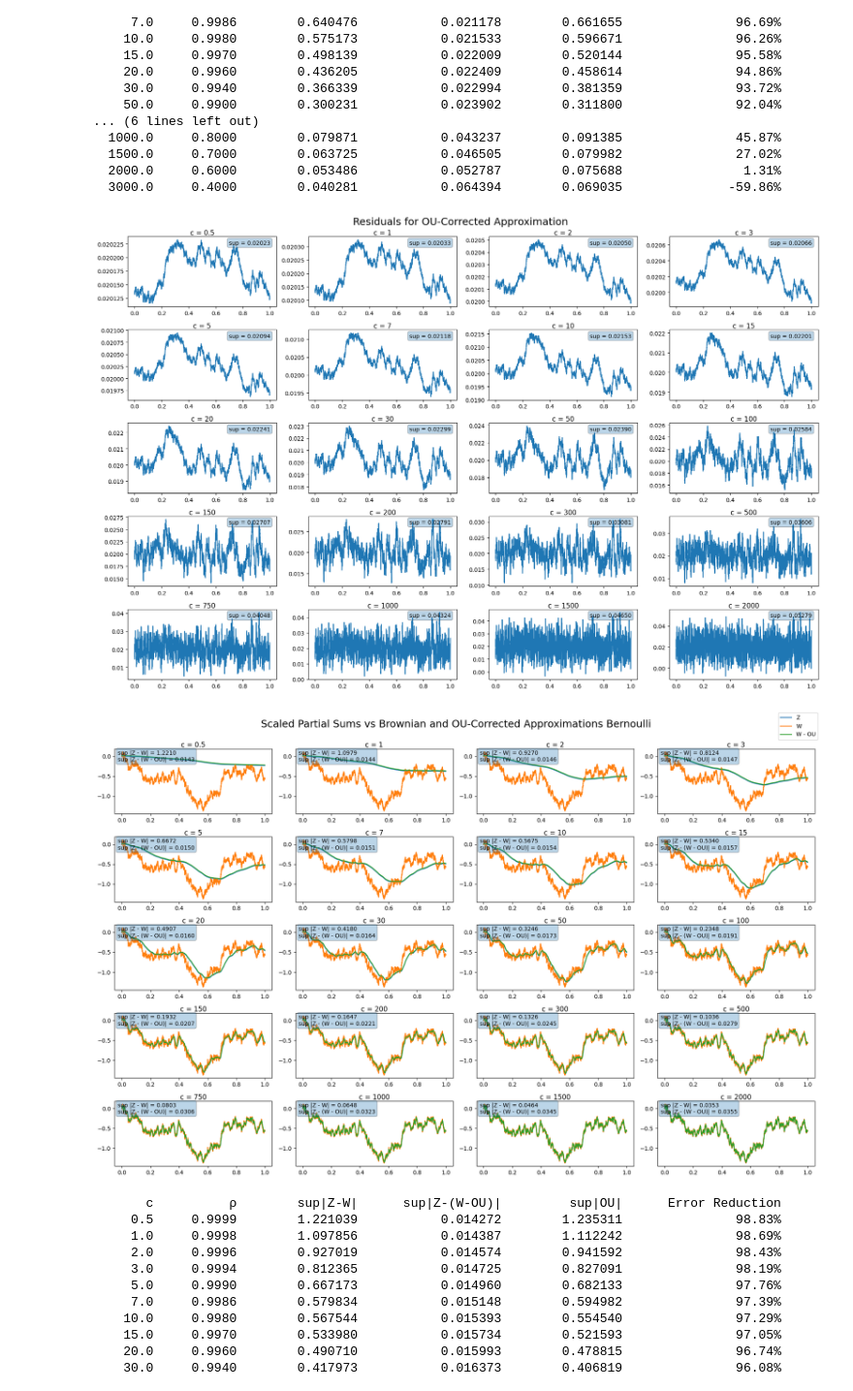
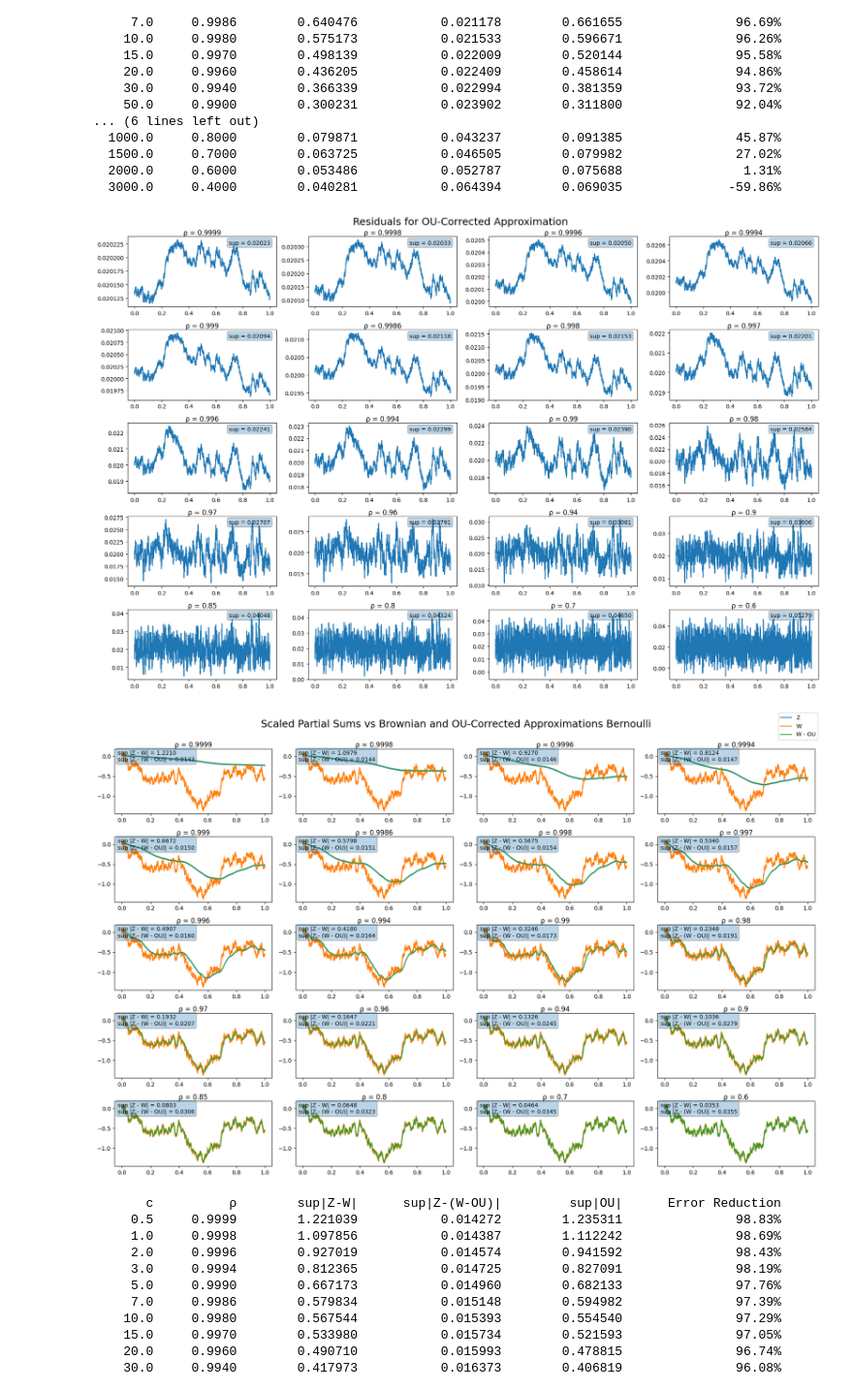
Before and after one commit to Shinyhunter95/Masters-Project, a Jupyter notebook: AR(1).ipynb, the cells around one changed output. Shown at 97% size. Saved outputs shown, nothing was run; the diff lists cells and outputs as text; code cells hidden in the pictures.

```diff
--- a/AR(1).ipynb
+++ b/AR(1).ipynb
@@ -92,7 +92,7 @@ for idx, c in enumerate(c_values):
     ax.plot(t, W, label='W')
     ax.plot(t, W_corr, label='W - OU')
 
-    ax.set_title(f'c = {c}', pad=1)
+    ax.set_title(f'\u03C1 = {rho}', pad=1)
 
     ax.text(
         0.02,
@@ -120,4 +120,26 @@ plt.show()
 # %%
+import numpy as np
+import matplotlib.pyplot as plt
+
+# ---------------------------------
+# Parameters
+# ---------------------------------
+
+N = 5000
+t = np.arange(N) / N
+dt = 1 / N
+
+# ---------------------------------
+# Random Seed Normal
+# ---------------------------------
+
+rng = np.random.default_rng(12345)
+eps = rng.standard_normal(N)
+
+# ---------------------------------
+# Table
+# ---------------------------------
+
 print(
     f"{'c':>8} "
     f"{'\u03C1':>10} "
@@ -293,35 +315,35 @@ for idx, c in enumerate(c_values):
     # ---------------------------------
     # Plot
     # ---------------------------------
 
     ax = axes[idx]
 
     fig.suptitle(
     'Residuals for OU-Corrected Approximation',
     fontsize=18
     )
     ax.plot(t, residual)
 
     # Put text inside the plot
     ax.text(
         0.68,                # x-position in axes coords
         0.95,                # y-position in axes coords
         f'sup = {sup_residual:.5f}',
         transform=ax.transAxes,
         verticalalignment='top',
         bbox=dict(boxstyle='round', alpha=0.3)
     )
 
-    ax.set_title(f'c = {c}', pad=1)
+    ax.set_title(f'\u03C1 = {rho}', pad=1)
 
 # ---------------------------------
 # Layout
 # ---------------------------------
 
 plt.tight_layout()
 plt.show()
 # %% [output]
-[figure, old version]
+[figure, new version]
 # %%
 import numpy as np
 import matplotlib.pyplot as plt
@@ -416,7 +438,7 @@ for idx, c in enumerate(c_values):
     ax.plot(t, W, label='W')
     ax.plot(t, W_corr, label='W - OU')
 
-    ax.set_title(f'c = {c}', pad=1)
+    ax.set_title(f'\u03C1 = {rho}', pad=1)
 
     ax.text(
         0.02,
@@ -440,5 +462,5 @@ fig.legend(handles, labels, loc='upper right', ncol=1, bbox_to_anchor=(1, 0.97))
 plt.tight_layout(rect=[0, 0, 1, 0.95])
 plt.show()
 # %% [output]
-[figure, old version]
+[figure, new version]
 # %%
```
Also changed, not shown: parts of 3 cells of this notebook.
